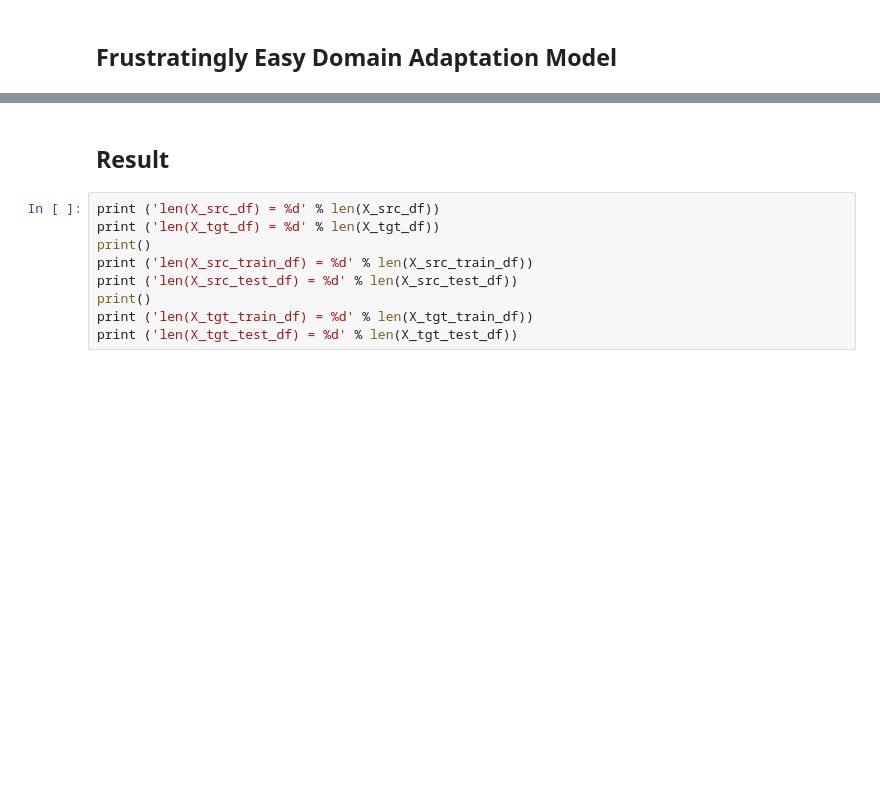
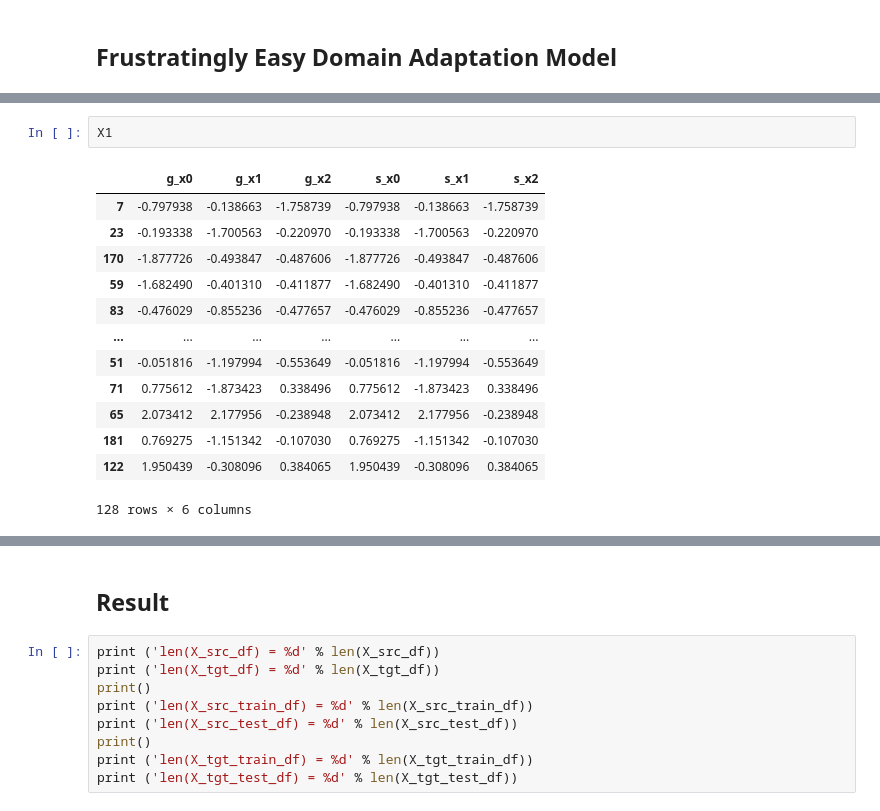
Before and after one commit to ikttan/maes, a Jupyter notebook: easy_domain_adaptation.ipynb, the cells around one changed output, grey strips where cells are left out. Saved outputs shown, nothing was run; the diff lists cells and outputs as text; blank space fills up the shorter version.

```diff
--- a/easy_domain_adaptation.ipynb
+++ b/easy_domain_adaptation.ipynb
@@ -259,0 +292,16 @@ feda_test_score = 0.6071
+# %%
+X1
+# %% [output]
+|  | g_x0 | g_x1 | g_x2 | s_x0 | s_x1 | s_x2 |
+| 7 | -0.797938 | -0.138663 | -1.758739 | -0.797938 | -0.138663 | -1.758739 |
+| 23 | -0.193338 | -1.700563 | -0.220970 | -0.193338 | -1.700563 | -0.220970 |
+| 170 | -1.877726 | -0.493847 | -0.487606 | -1.877726 | -0.493847 | -0.487606 |
+| 59 | -1.682490 | -0.401310 | -0.411877 | -1.682490 | -0.401310 | -0.411877 |
+| 83 | -0.476029 | -0.855236 | -0.477657 | -0.476029 | -0.855236 | -0.477657 |
+| ... | ... | ... | ... | ... | ... | ... |
+| 51 | -0.051816 | -1.197994 | -0.553649 | -0.051816 | -1.197994 | -0.553649 |
+| 71 | 0.775612 | -1.873423 | 0.338496 | 0.775612 | -1.873423 | 0.338496 |
+| 65 | 2.073412 | 2.177956 | -0.238948 | 2.073412 | 2.177956 | -0.238948 |
+| 181 | 0.769275 | -1.151342 | -0.107030 | 0.769275 | -1.151342 | -0.107030 |
+| 122 | 1.950439 | -0.308096 | 0.384065 | 1.950439 | -0.308096 | 0.384065 |
+128 rows × 6 columns
```
Also changed, not shown: parts of 12 cells of this notebook.
